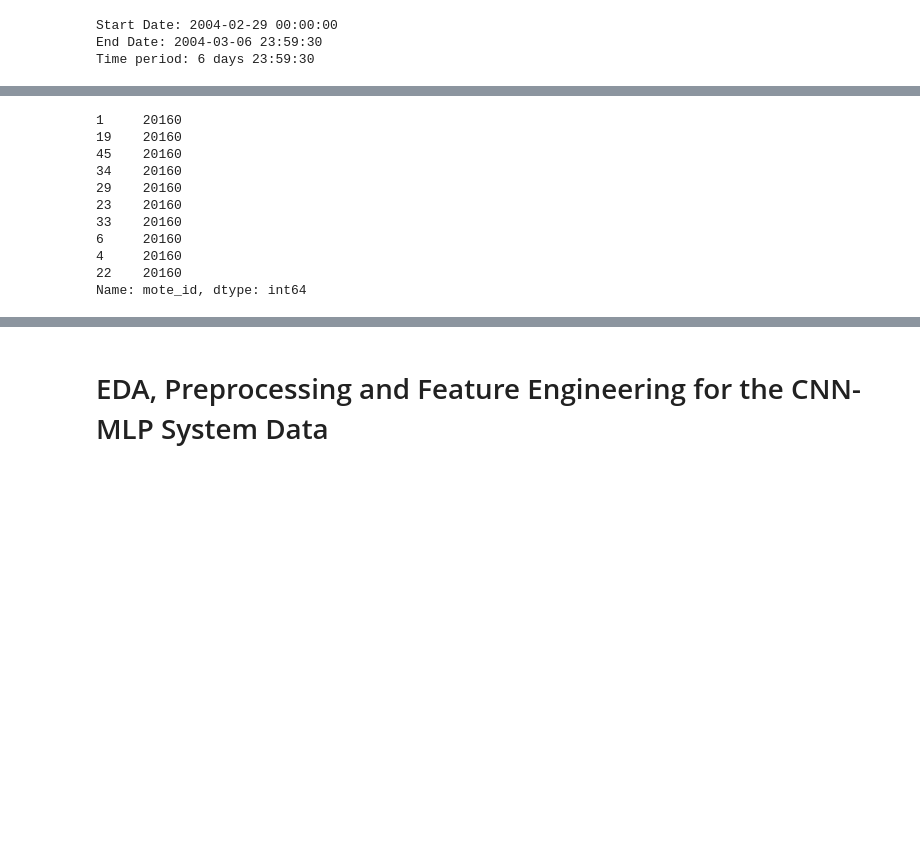
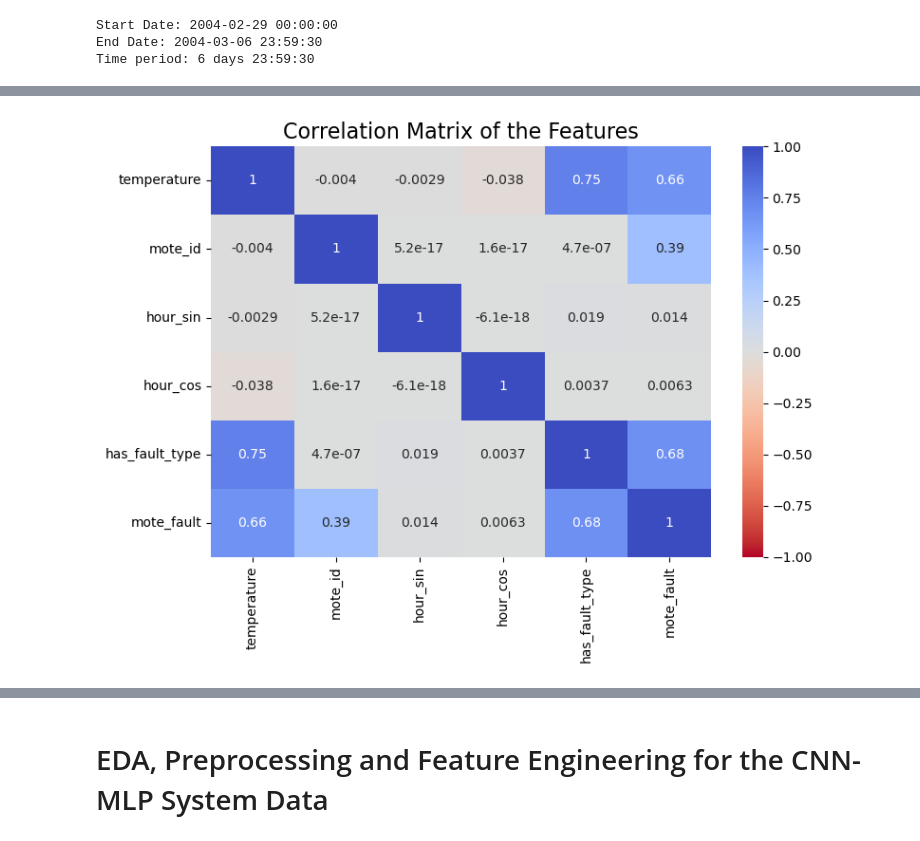
Before and after one commit to Nene-S/IoT_Sensors_Prediction_and_Classification, a Jupyter notebook: notebooks/preprocess.ipynb, the cells around one changed output, grey strips where cells are left out. Drawn from its saved outputs; the diff is of its cells as text; code cells hidden in the pictures; blank space fills up the shorter version.

```diff
--- a/notebooks/preprocess.ipynb
+++ b/notebooks/preprocess.ipynb
@@ -207,14 +224,17 @@ plt.show()
 # %%
-clean_data.mote_id.value_counts()
+# correlation matrix
+f, ax = plt.subplots(figsize=(8, 6))
+
+columns = ["temperature", "mote_id", "hour_sin","hour_cos",
+         "has_fault_type","mote_fault"]
+
+corrmat = all_data[columns].corr()
+
+sns.heatmap(corrmat, annot=True, vmin=-1, vmax=1, cmap="coolwarm_r", ax=ax)
+ax.set_title("Correlation Matrix of the Features", fontsize=16)
+
+
+plt.tight_layout()
+plt.show()
 # %% [output]
-1     20160
-19    20160
-45    20160
-34    20160
-29    20160
-23    20160
-33    20160
-6     20160
-4     20160
-22    20160
-Name: mote_id, dtype: int64
+[figure, added]
```
Also changed, not shown: parts of 70 cells of this notebook, 7 other files.
